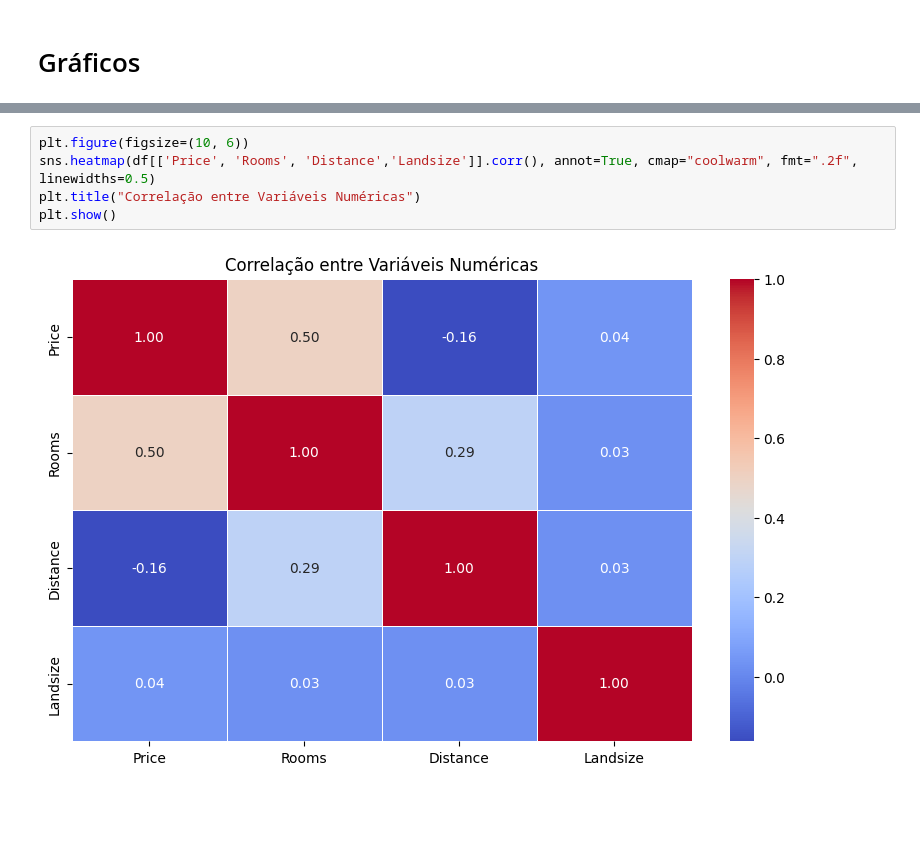
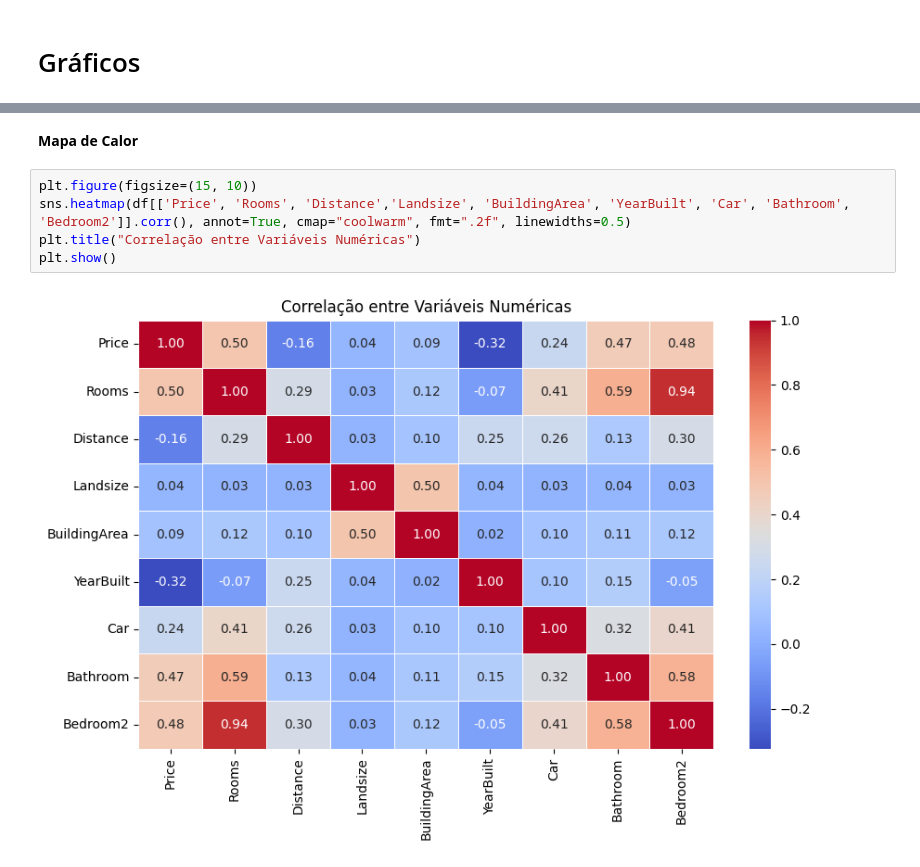
Before and after one commit to GaBevilacqua/CD, a Jupyter notebook: Melbourne.ipynb, the cells around one changed output, grey strips where cells are left out. Drawn from its saved outputs; the diff is of its cells as text; blank space fills up the shorter version.

```diff
--- a/Melbourne.ipynb
+++ b/Melbourne.ipynb
@@ -97,7 +104,9 @@ plt.show()
+# %% [markdown]
+**Mapa de Calor**
 # %%
-plt.figure(figsize=(10, 6))
-sns.heatmap(df[['Price', 'Rooms', 'Distance','Landsize']].corr(), annot=True, cmap="coolwarm", fmt=".2f", linewidths=0.5)
+plt.figure(figsize=(15, 10))
+sns.heatmap(df[['Price', 'Rooms', 'Distance','Landsize', 'BuildingArea', 'YearBuilt', 'Car', 'Bathroom', 'Bedroom2']].corr(), annot=True, cmap="coolwarm", fmt=".2f", linewidths=0.5)
 plt.title("Correlação entre Variáveis Numéricas")
 plt.show()
 # %% [output]
-[figure, old version]
+[figure, new version]
```
Also changed, not shown: parts of 10 cells of this notebook.
